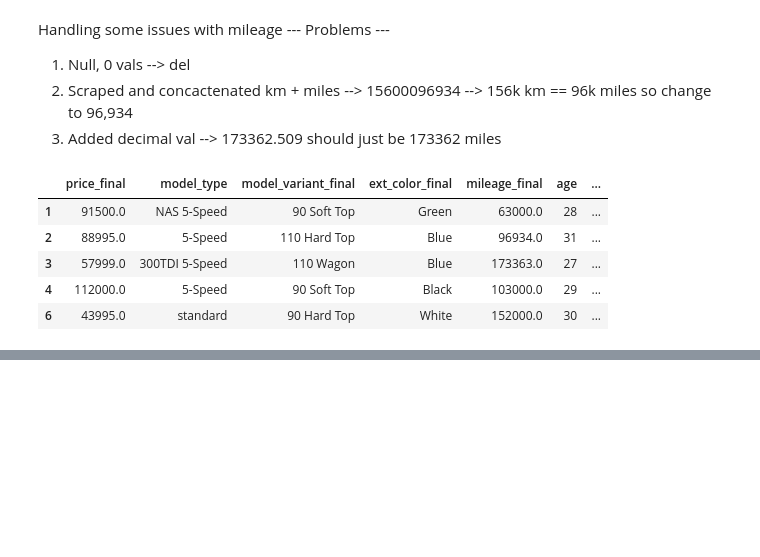
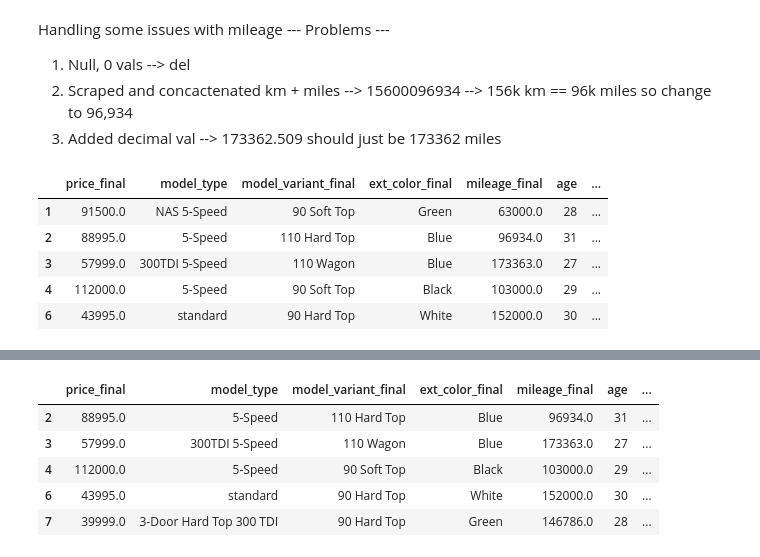
Before and after one commit to lheitman0/LRD_Predictor, a Jupyter notebook: cleanDATA.ipynb, the cells around one changed output, grey strips where cells are left out. Cells and saved outputs as stored; diff of their text form; code cells hidden in the pictures; blank space fills up the shorter version.

```diff
--- a/cleanDATA.ipynb
+++ b/cleanDATA.ipynb
@@ -59,0 +210,9 @@ defender_data.head()
+# %%
+defender_data['model_type_standardized'] = defender_data['model_type'].apply(standardize_model)
+# %% [output]
+|  | price_final | model_type | model_variant_final | ext_color_final | mileage_final | age | ... |
+| 2 | 88995.0 | 5-Speed | 110 Hard Top | Blue | 96934.0 | 31 | ... |
+| 3 | 57999.0 | 300TDI 5-Speed | 110 Wagon | Blue | 173363.0 | 27 | ... |
+| 4 | 112000.0 | 5-Speed | 90 Soft Top | Black | 103000.0 | 29 | ... |
+| 6 | 43995.0 | standard | 90 Hard Top | White | 152000.0 | 30 | ... |
+| 7 | 39999.0 | 3-Door Hard Top 300 TDI | 90 Hard Top | Green | 146786.0 | 28 | ... |
```
Also changed, not shown: parts of 11 cells of this notebook.
